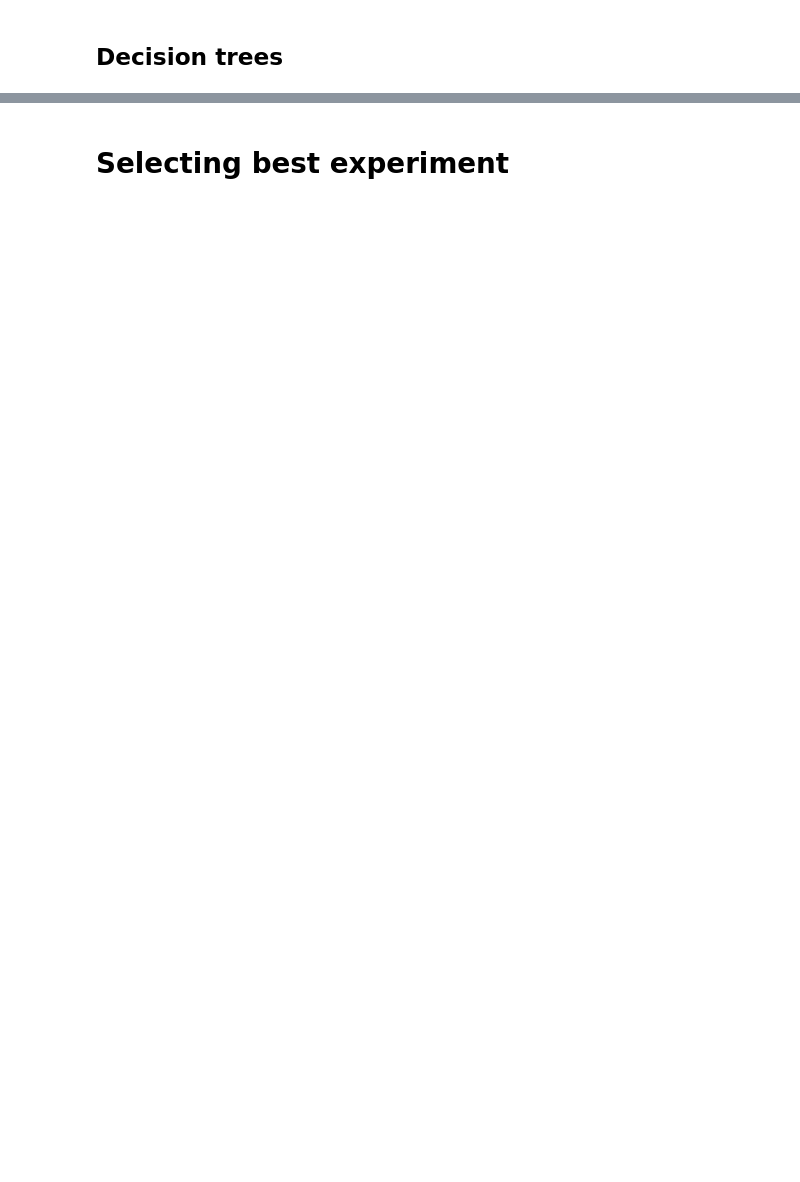
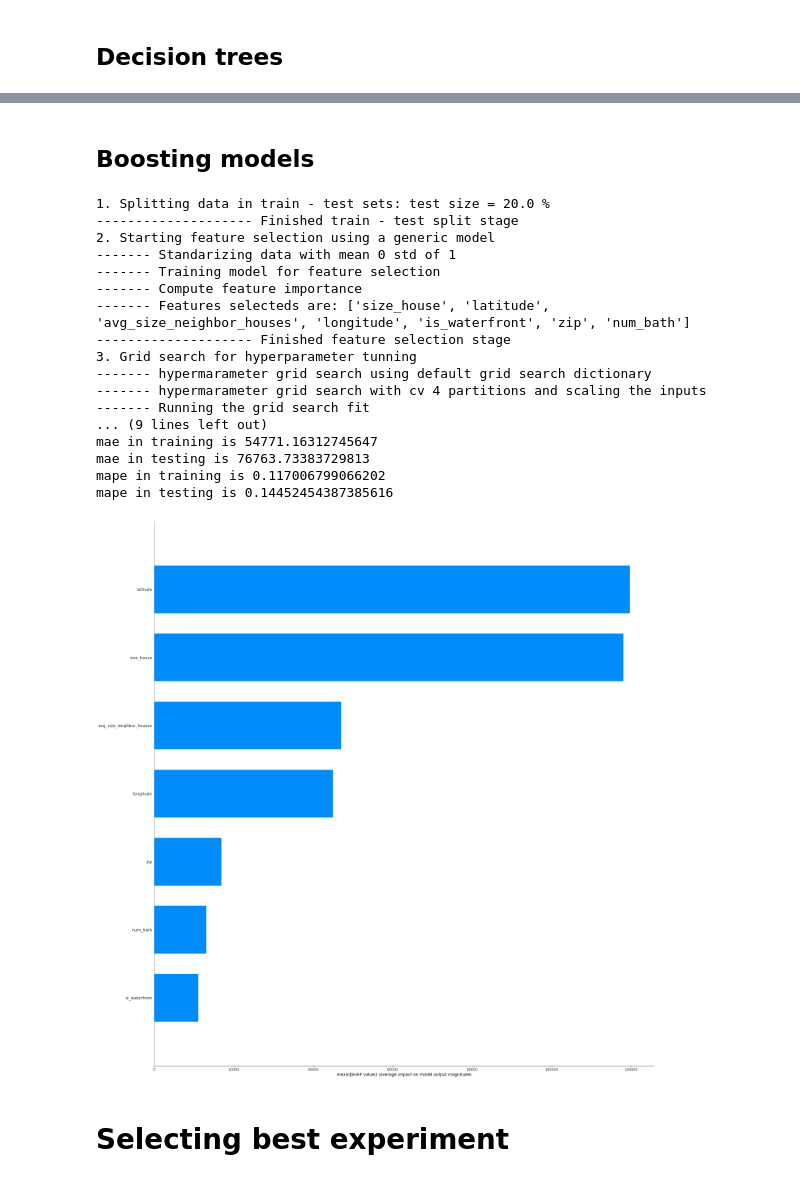
Before and after one commit to henrycala/rappi_ds_test, a Jupyter notebook: modeling/ml_training.ipynb, the cells around one changed output, grey strips where cells are left out. Cells and saved outputs as stored; diff of their text form; code cells hidden in the pictures; blank space fills up the shorter version.

```diff
--- a/modeling/ml_training.ipynb
+++ b/modeling/ml_training.ipynb
@@ -115,2 +107,53 @@ mlflow.register_model(f"runs:/{run_id}/{MODEL_NAME}", MODEL_NAME)
+# %% [markdown]
+## Boosting models
+# %%
+PricePrediction = TrainingPipeline()
+EXPERIMENT_NAME = 'gradientboost_price_pred'
+MODEL_PATH = 'models/gradientboost/trees_price_pred.pkl'
+with mlflow.start_run(run_name= EXPERIMENT_NAME, experiment_id = EXPERIMENT_ID):
+    train_param = {"scale": True,
+                "test_size": 0.20,
+                "features" :features_name,
+                "target": ["price"],
+                "feature_selection": True,
+                "hypotesis_model": "gradientboost",
+                "hyperparam": {}}
+
+    PricePrediction.fit(df, train_param)
+    PricePrediction.Model_metrics()
+    fig1 = PricePrediction.shap_explain_plot(PricePrediction.X_test)
+    # Log model
+    mlflow.pyfunc.log_model(EXPERIMENT_NAME, python_model = PricePrediction, signature=PricePrediction.signature)
+    # Log metrics
+    mlflow.log_metric('mae_train', PricePrediction.mae_score_train)
+    mlflow.log_metric('mae_test', PricePrediction.mae_score_test)
+    mlflow.log_metric('mape_train', PricePrediction.mape_score_train)
+    mlflow.log_metric('mape_test', PricePrediction.mape_score_test)
+    # Log model parameters
+    mlflow.log_params(PricePrediction.hyperparam)
+    # storing pickle model file
+    outfile = open(MODEL_PATH,'wb')
+    pickle.dump({'training_params':train_param,'model':PricePrediction},outfile)
+    outfile.close()
+    mlflow.log_artifact(MODEL_PATH)
+# %% [output]
+1. Splitting data in train - test sets: test size = 20.0 %
+-------------------- Finished train - test split stage
+2. Starting feature selection using a generic model
+------- Standarizing data with mean 0 std of 1
+------- Training model for feature selection
+------- Compute feature importance
+------- Features selecteds are: ['size_house', 'latitude', 'avg_size_neighbor_houses', 'longitude', 'is_waterfront', 'zip', 'num_bath']
+-------------------- Finished feature selection stage
+3. Grid search for hyperparameter tunning
+------- hypermarameter grid search using default grid search dictionary
+------- hypermarameter grid search with cv 4 partitions and scaling the inputs
+------- Running the grid search fit
+... (9 lines left out)
+mae in training is 54771.16312745647
+mae in testing is 76763.73383729813
+mape in training is 0.117006799066202
+mape in testing is 0.14452454387385616
+[figure, added]
 # %% [markdown]
 # Selecting best experiment
```
Also changed, not shown: parts of 16 cells of this notebook, 2 other files.
